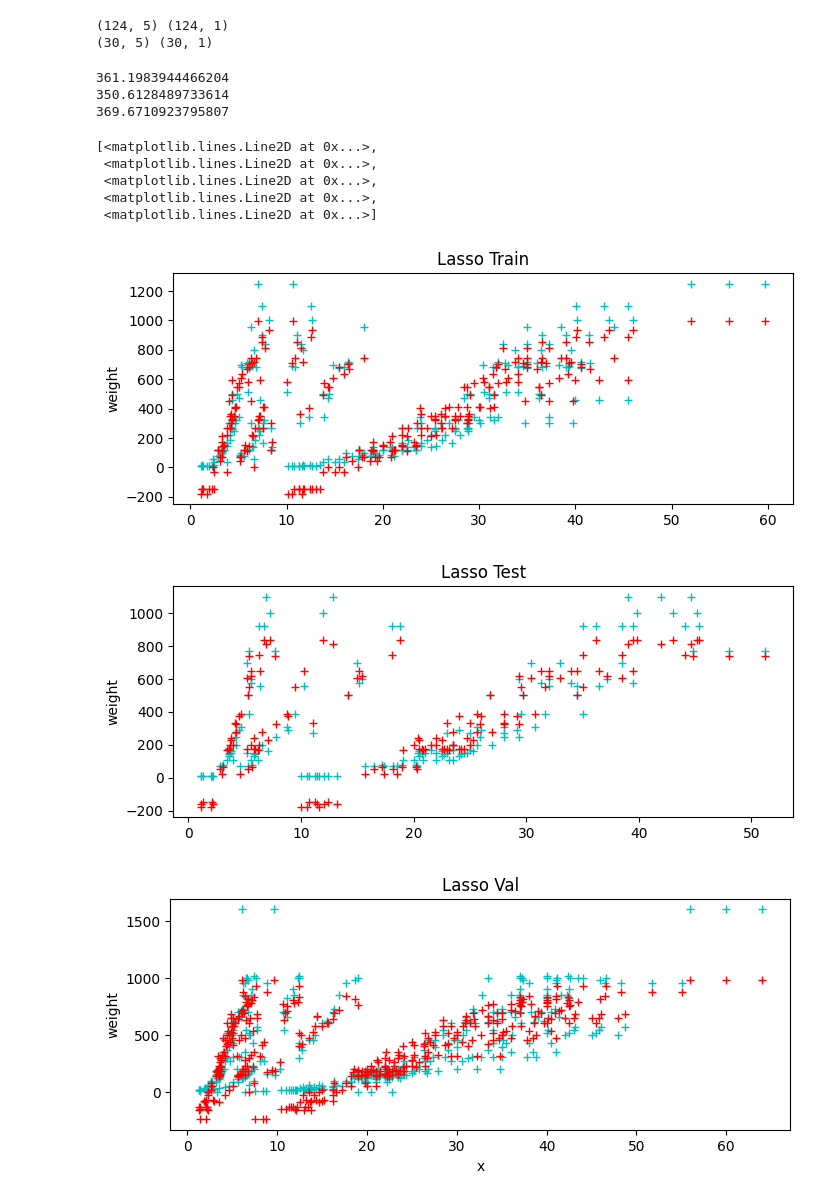
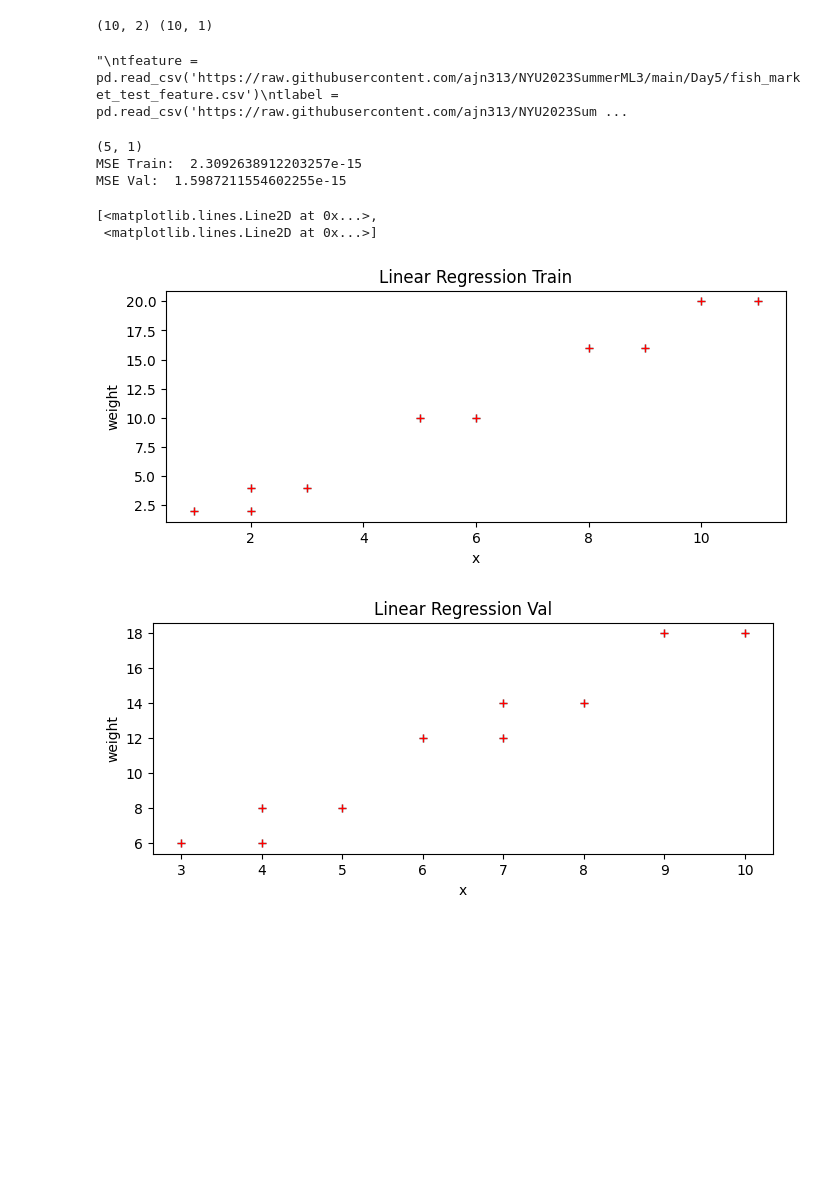
Before and after one commit to gwenLemur/CalcProject, a Jupyter notebook: MainRegression.ipynb, the cells around one changed output. Drawn from its saved outputs; the diff is of its cells as text; code cells hidden in the pictures; blank space fills up the shorter version.

```diff
--- a/MainRegression.ipynb
+++ b/MainRegression.ipynb
@@ -12,14 +12,14 @@ from sklearn.linear_model import LinearRegression
 from sklearn.linear_model import Lasso
 from sklearn.linear_model import Ridge
 # %%
-feature = pd.read_csv('https://raw.githubusercontent.com/ajn313/NYU2023SummerML3/main/Day5/fish_market_feature.csv')
-label = pd.read_csv('https://raw.githubusercontent.com/ajn313/NYU2023SummerML3/main/Day5/fish_market_label.csv')
+feature = pd.read_csv('https://raw.githubusercontent.com/gwenLemur/CalcProject/main/factor.csv')
+label = pd.read_csv('https://raw.githubusercontent.com/gwenLemur/CalcProject/main/result.csv')
 Xtrain = feature.values
 Ytrain = label.values
 Ytrain.reshape((-1,1))
 
 print(Xtrain.shape, Ytrain.shape)
-
+'''
 tfeature = pd.read_csv('https://raw.githubusercontent.com/ajn313/NYU2023SummerML3/main/Day5/fish_market_test_feature.csv')
 tlabel = pd.read_csv('https://raw.githubusercontent.com/ajn313/NYU2023SummerML3/main/Day5/fish_market_test_label.csv')
 Xtest = tfeature.values
@@ -27,11 +27,12 @@ Ytest = tlabel.values
 Ytest.reshape((-1,1))
 
 print(Xtest.shape, Ytest.shape)
+'''
 # %% [output]
-(124, 5) (124, 1)
-(30, 5) (30, 1)
+(10, 2) (10, 1)
+"\ntfeature = pd.read_csv('https://raw.githubusercontent.com/ajn313/NYU2023SummerML3/main/Day5/fish_market_test_feature.csv')\ntlabel = pd.read_csv('https://raw.githubusercontent.com/ajn313/NYU2023Sum ...
 # %%
-Xtrain, Xval, Ytrain, Yval = train_test_split(Xtrain, Ytrain, test_size=75, random_state=10, shuffle=True, stratify=None)
+Xtrain, Xval, Ytrain, Yval = train_test_split(Xtrain, Ytrain, test_size=5, random_state=10, shuffle=True, stratify=None)
 # %%
 # Hint:
 # Do you need to split the dataset?
@@ -42,45 +43,48 @@ Xtrain, Xval, Ytrain, Yval = train_test_split(Xtrain, Ytrain, test_size=75, rand
 
 # Go over the past slides and labs!
 # %%
-sk = Lasso(alpha = 0.1, max_iter = 10000)
-
-sk.fit(Xtrain, Ytrain)
-yTrainPred = sk.predict(Xtrain)
-yTestPred = sk.predict(Xtest)
-yValPred = sk.predict(Xval)
+# linear regression model and MSE:
+feat=label.columns.to_list()
 
 
-print(np.mean(np.sqrt((Ytrain-yTrainPred)**2)))
-print(np.mean(np.sqrt((Ytest-yTestPred)**2)))
-print(np.mean(np.sqrt((Yval-yValPred)**2)))
+X = label[feat].values
+regr = LinearRegression(fit_intercept=True)
+regr.fit(Xtrain,Ytrain)
 
-fig = plt.figure(figsize=(8, 3))
-plt.title('Lasso Train')
+
+yTrainPred = regr.predict(Xtrain) # Model prediction
+print(yTrainPred.shape)
+
+
+yValPred = regr.predict(Xval)
+
+
+#MSE
+mse_yTrain = np.mean(np.sqrt((Ytrain-yTrainPred)**2))
+mse_yVal = np.mean(np.sqrt((Yval-yValPred)**2))
+print("MSE Train: ", mse_yTrain)
+print("MSE Val: ",mse_yVal)
+
+
+fig1 = plt.figure(figsize=(8,3))
+plt.title('Linear Regression Train')
 plt.ylabel('weight')
+plt.xlabel('x')
 plt.plot(Xtrain, Ytrain, 'c+')
 plt.plot(Xtrain, yTrainPred, 'r+')
 
-fig2 = plt.figure(figsize=(8, 3))
-plt.title('Lasso Test')
-plt.ylabel('weight')
-plt.plot(Xtest, Ytest, 'c+')
-plt.plot(Xtest, yTestPred, 'r+')
 
 fig3 = plt.figure(figsize=(8,3))
-plt.title('Lasso Val')
+plt.title('Linear Regression Val')
 plt.ylabel('weight')
 plt.xlabel('x')
 plt.plot(Xval, Yval, 'c+')
 plt.plot(Xval, yValPred, 'r+')
 # %% [output]
-361.1983944466204
-350.6128489733614
-369.6710923795807
+(5, 1)
+MSE Train:  2.3092638912203257e-15
+MSE Val:  1.5987211554602255e-15
 [<matplotlib.lines.Line2D at 0x...>,
- <matplotlib.lines.Line2D at 0x...>,
- <matplotlib.lines.Line2D at 0x...>,
- <matplotlib.lines.Line2D at 0x...>,
  <matplotlib.lines.Line2D at 0x...>]
-[figure, old version]
+[figure, new version]
-[figure, old version]
+[figure, new version]
-[figure, removed]
```
Also changed, not shown: parts of 3 cells of this notebook.
